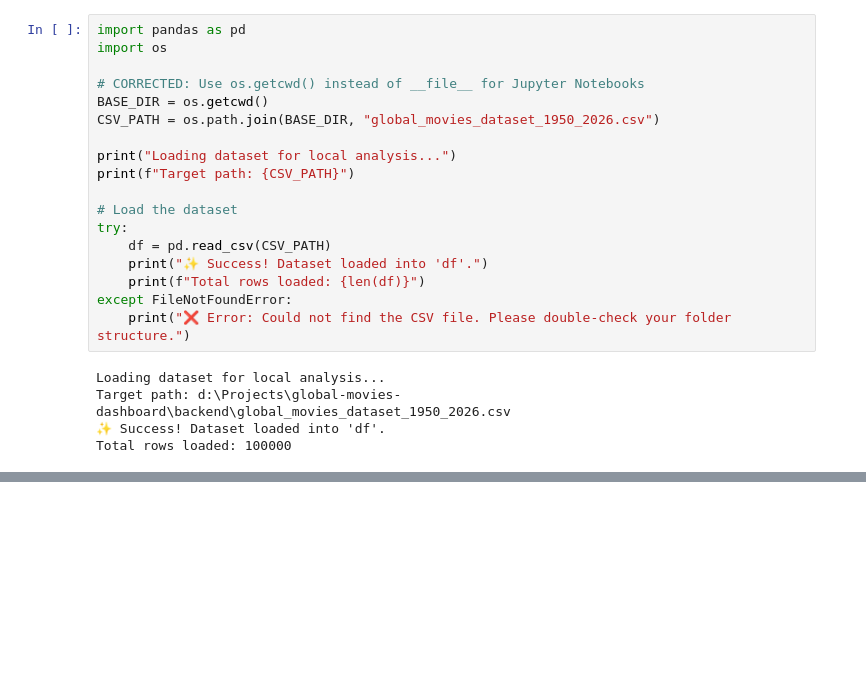
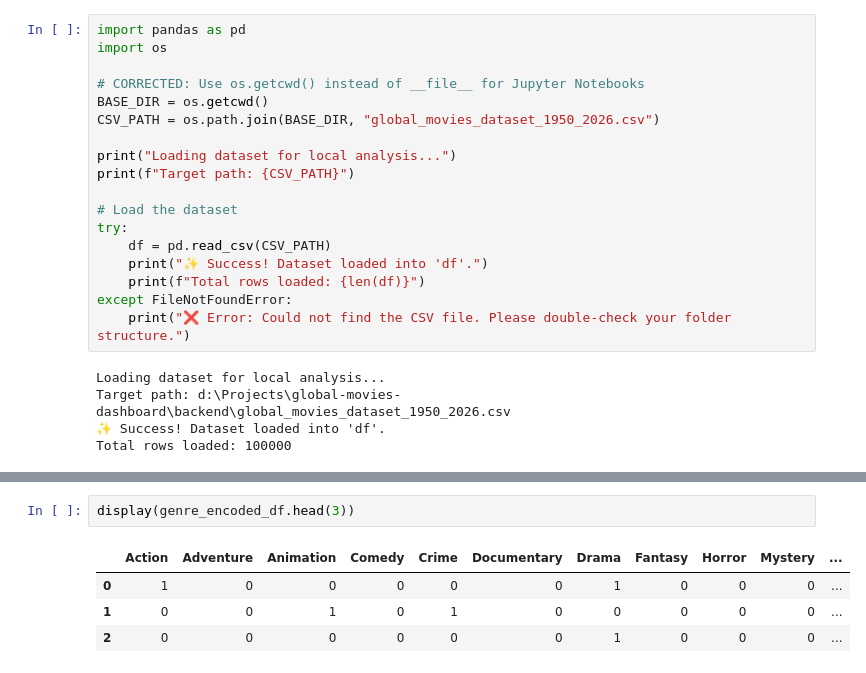
Before and after one commit to LawrenceOtieno/global-movies-dashboard, a Jupyter notebook: backend/analysis.ipynb, the cells around one changed output, grey strips where cells are left out. Drawn from its saved outputs; the diff is of its cells as text; blank space fills up the shorter version.

```diff
--- a/backend/analysis.ipynb
+++ b/backend/analysis.ipynb
@@ -66,0 +216,7 @@ NameError: name '__file__' is not defined
+# %%
+display(genre_encoded_df.head(3))
+# %% [output]
+|  | Action | Adventure | Animation | Comedy | Crime | Documentary | Drama | Fantasy | Horror | Mystery | ... |
+| 0 | 1 | 0 | 0 | 0 | 0 | 0 | 1 | 0 | 0 | 0 | ... |
+| 1 | 0 | 0 | 1 | 0 | 1 | 0 | 0 | 0 | 0 | 0 | ... |
+| 2 | 0 | 0 | 0 | 0 | 0 | 0 | 1 | 0 | 0 | 0 | ... |
```
Also changed, not shown: parts of 8 cells of this notebook.
